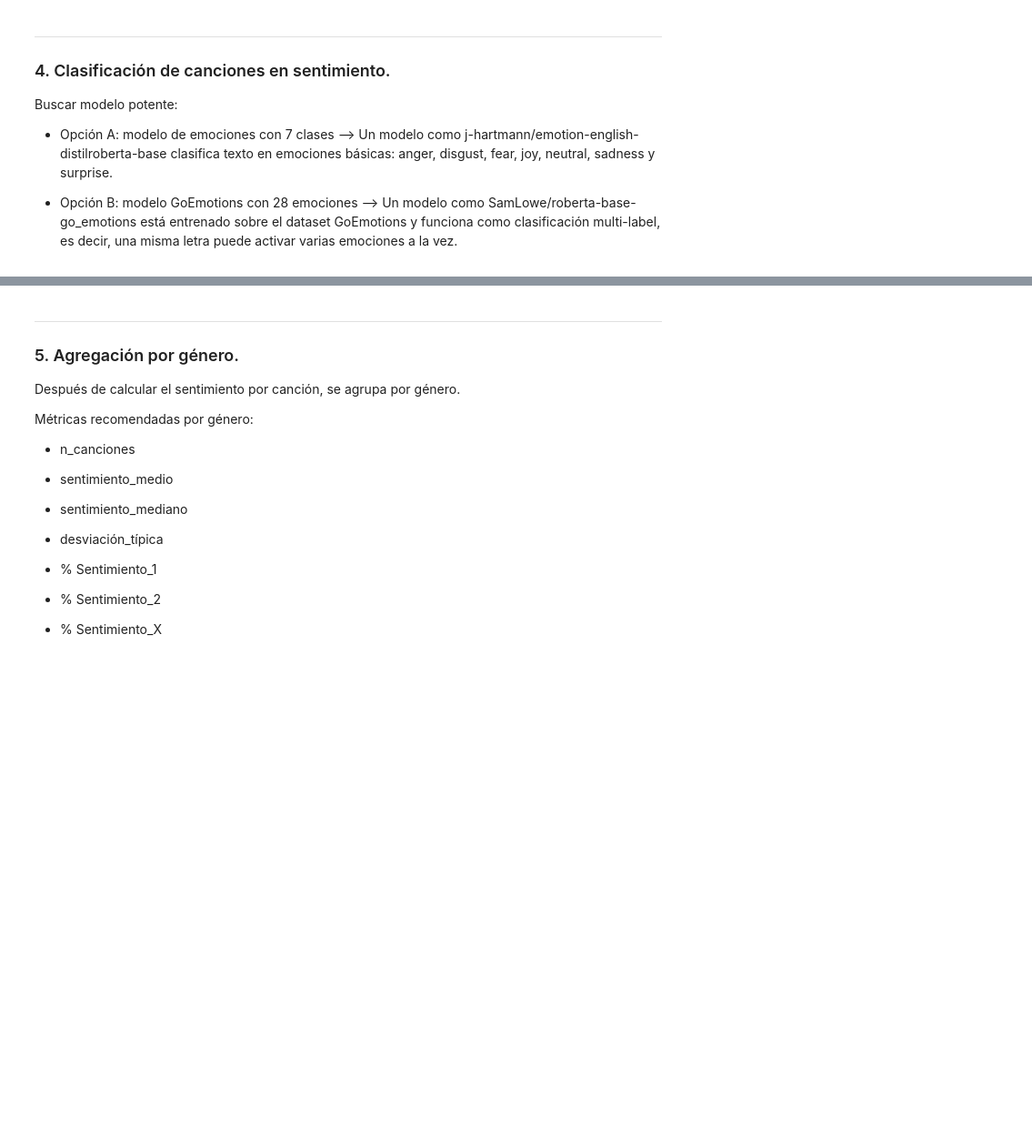
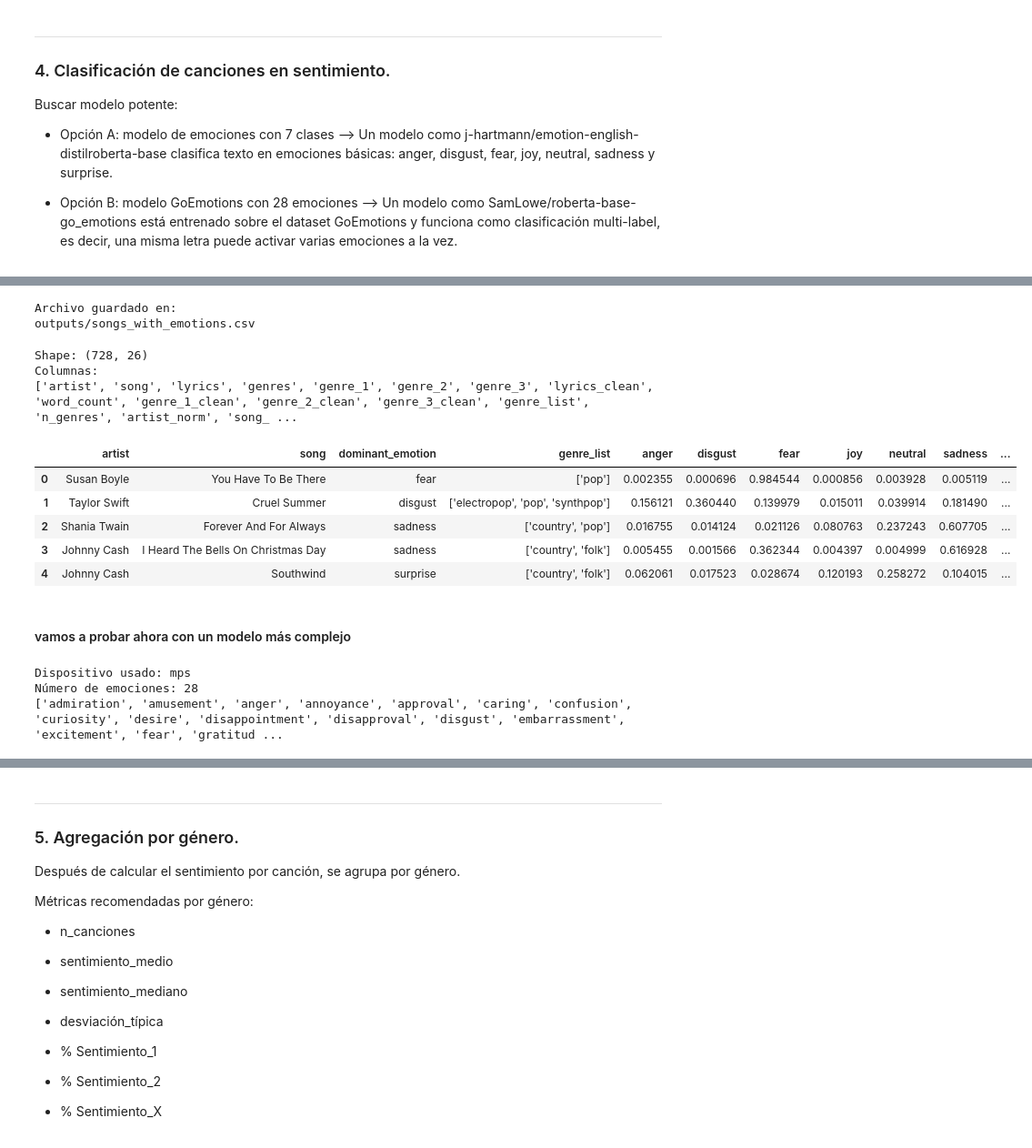
Before and after one commit to pacarma4/NLP, a Jupyter notebook: sentiment_analysis.ipynb, the cells around one changed output, grey strips where cells are left out. Shown at 91% size. Saved outputs shown, nothing was run; the diff lists cells and outputs as text; code cells hidden in the pictures; blank space fills up the shorter version.

```diff
--- a/sentiment_analysis.ipynb
+++ b/sentiment_analysis.ipynb
@@ -729,0 +1060,65 @@ Buscar modelo potente:
+# %%
+OUTPUT_DIR = Path("outputs")
+OUTPUT_DIR.mkdir(exist_ok=True)
+
+OUTPUT_PATH = OUTPUT_DIR / "songs_with_emotions.csv"
+
+df_songs_emotions.to_csv(OUTPUT_PATH, index=False)
+
+print("Archivo guardado en:")
+print(OUTPUT_PATH)
+# %% [output]
+Archivo guardado en:
+outputs/songs_with_emotions.csv
+# %%
+df_check = pd.read_csv("outputs/songs_with_emotions.csv")
+
+print("Shape:", df_check.shape)
+print("Columnas:")
+print(df_check.columns.tolist())
+
+display(
+    df_check[
+        ["artist", "song", "dominant_emotion", "genre_list",
+         "anger", "disgust", "fear", "joy", "neutral", "sadness", "surprise"]
+    ].head()
+)
+# %% [output]
+Shape: (728, 26)
+Columnas:
+['artist', 'song', 'lyrics', 'genres', 'genre_1', 'genre_2', 'genre_3', 'lyrics_clean', 'word_count', 'genre_1_clean', 'genre_2_clean', 'genre_3_clean', 'genre_list', 'n_genres', 'artist_norm', 'song_ ...
+|  | artist | song | dominant_emotion | genre_list | anger | disgust | fear | joy | neutral | sadness | ... |
+| 0 | Susan Boyle | You Have To Be There | fear | ['pop'] | 0.002355 | 0.000696 | 0.984544 | 0.000856 | 0.003928 | 0.005119 | ... |
+| 1 | Taylor Swift | Cruel Summer | disgust | ['electropop', 'pop', 'synthpop'] | 0.156121 | 0.360440 | 0.139979 | 0.015011 | 0.039914 | 0.181490 | ... |
+| 2 | Shania Twain | Forever And For Always | sadness | ['country', 'pop'] | 0.016755 | 0.014124 | 0.021126 | 0.080763 | 0.237243 | 0.607705 | ... |
+| 3 | Johnny Cash | I Heard The Bells On Christmas Day | sadness | ['country', 'folk'] | 0.005455 | 0.001566 | 0.362344 | 0.004397 | 0.004999 | 0.616928 | ... |
+| 4 | Johnny Cash | Southwind | surprise | ['country', 'folk'] | 0.062061 | 0.017523 | 0.028674 | 0.120193 | 0.258272 | 0.104015 | ... |
+# %% [markdown]
+#### vamos a probar ahora con un modelo más complejo
+# %%
+MODEL_NAME = "SamLowe/roberta-base-go_emotions"
+
+tokenizer = AutoTokenizer.from_pretrained(MODEL_NAME)
+model = AutoModelForSequenceClassification.from_pretrained(MODEL_NAME)
+
+if torch.cuda.is_available():
+    device = torch.device("cuda")
+elif hasattr(torch.backends, "mps") and torch.backends.mps.is_available():
+    device = torch.device("mps")
+else:
+    device = torch.device("cpu")
+
+model.to(device)
+model.eval()
+
+print("Dispositivo usado:", device)
+
+id2label = model.config.id2label
+emotion_labels = [id2label[i].lower() for i in range(len(id2label))]
+
+print("Número de emociones:", len(emotion_labels))
+print(emotion_labels)
+# %% [output]
+Dispositivo usado: mps
+Número de emociones: 28
+['admiration', 'amusement', 'anger', 'annoyance', 'approval', 'caring', 'confusion', 'curiosity', 'desire', 'disappointment', 'disapproval', 'disgust', 'embarrassment', 'excitement', 'fear', 'gratitud ...
```
Also changed, not shown: parts of 34 cells of this notebook.
